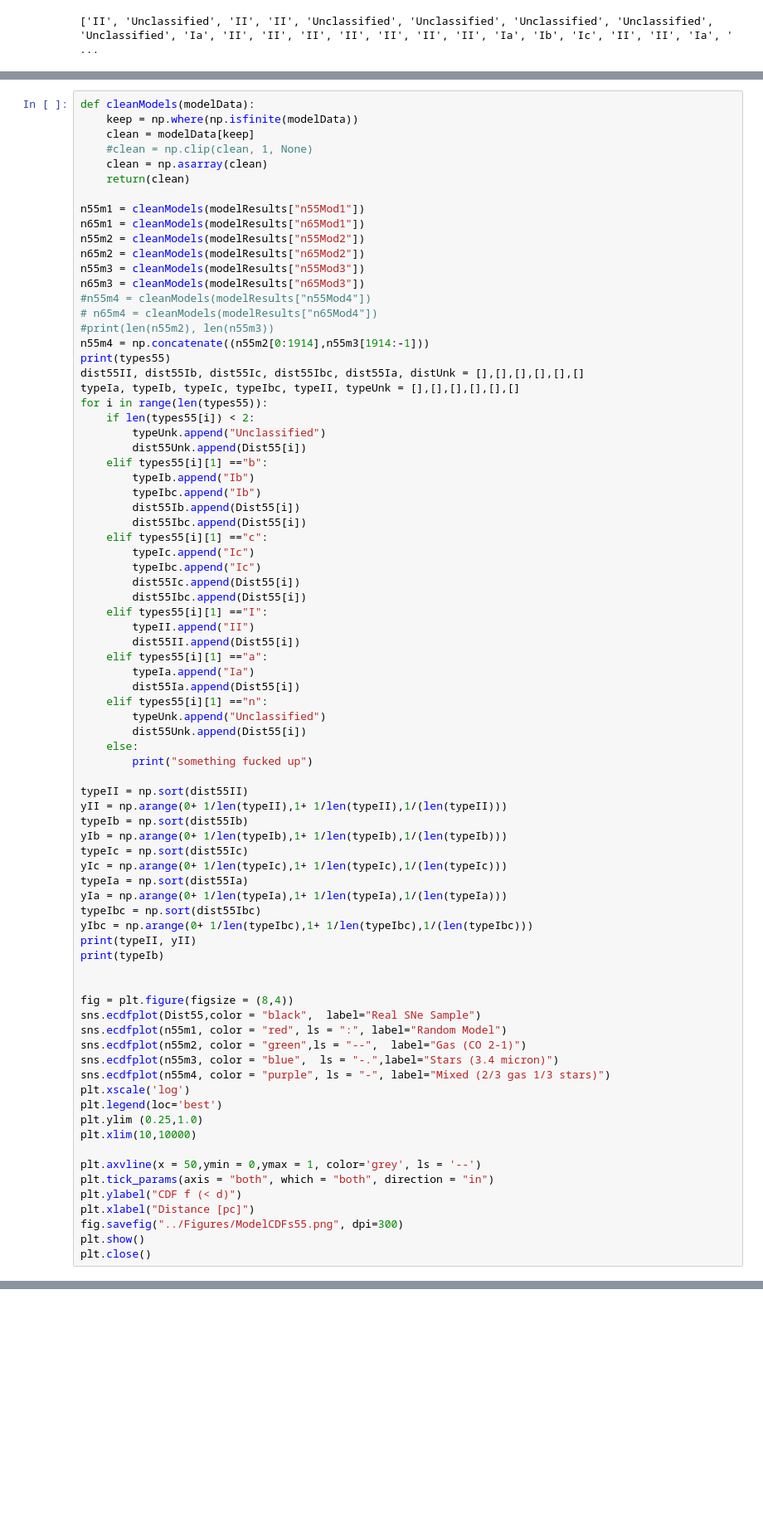
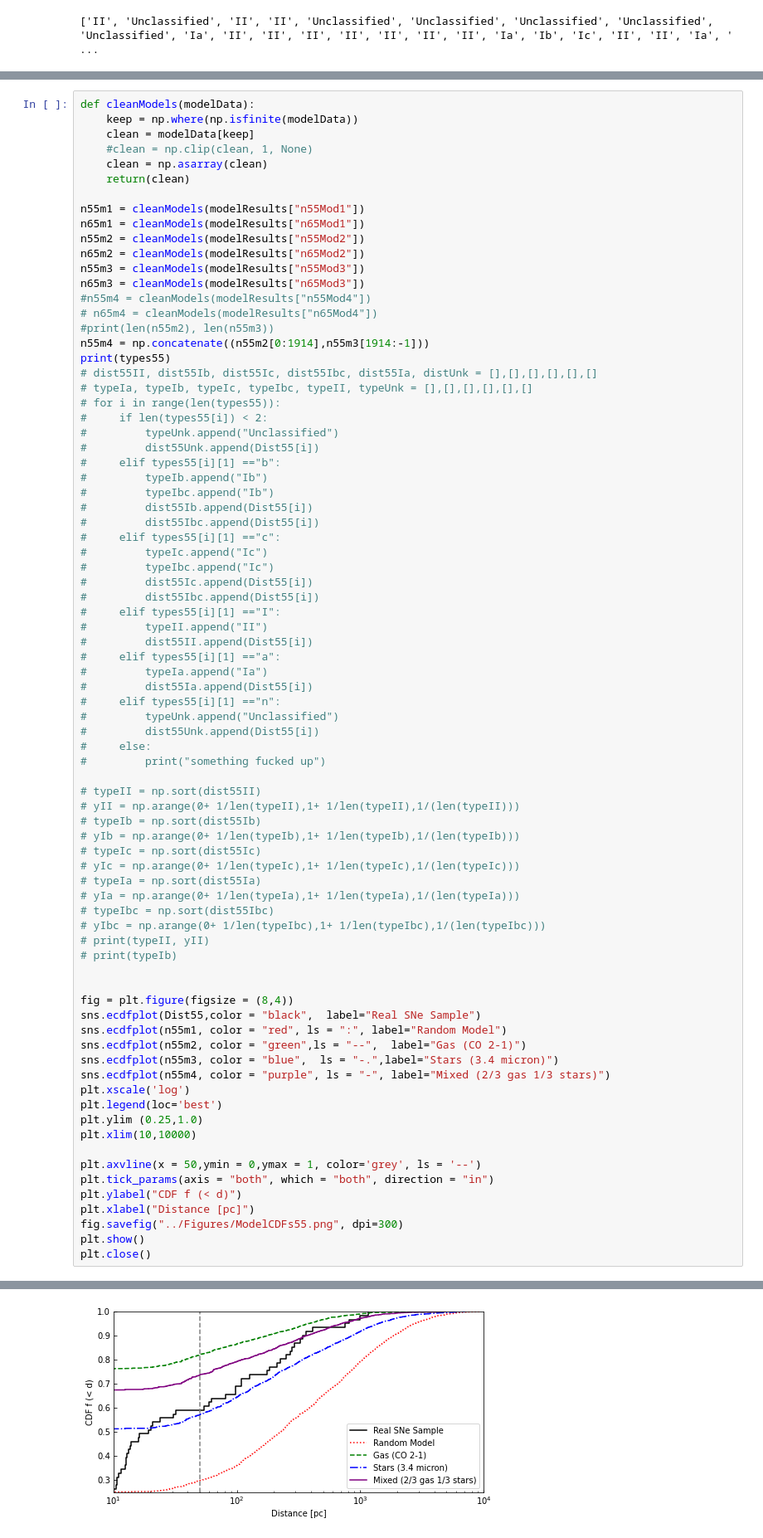
Before and after one commit to NessMayker/SNeCO, a Jupyter notebook: Code/3.4e2MakeNearestHistogramPlots.ipynb, the cells around one changed output, grey strips where cells are left out. Shown at 83% size. Saved outputs shown, nothing was run; the diff lists cells and outputs as text; blank space fills up the shorter version.

Commit message:
updated figure from 3.1

```diff
--- a/Code/3.4e2MakeNearestHistogramPlots.ipynb
+++ b/Code/3.4e2MakeNearestHistogramPlots.ipynb
@@ -158,46 +158,46 @@ n65m3 = cleanModels(modelResults["n65Mod3"])
 #print(len(n55m2), len(n55m3))
 n55m4 = np.concatenate((n55m2[0:1914],n55m3[1914:-1]))
 print(types55)
-dist55II, dist55Ib, dist55Ic, dist55Ibc, dist55Ia, distUnk = [],[],[],[],[],[]
-typeIa, typeIb, typeIc, typeIbc, typeII, typeUnk = [],[],[],[],[],[]
-for i in range(len(types55)):
-    if len(types55[i]) < 2:
-        typeUnk.append("Unclassified")
-        dist55Unk.append(Dist55[i])
-    elif types55[i][1] =="b":
-        typeIb.append("Ib")
-        typeIbc.append("Ib")
-        dist55Ib.append(Dist55[i])
-        dist55Ibc.append(Dist55[i])
-    elif types55[i][1] =="c":
-        typeIc.append("Ic")
-        typeIbc.append("Ic")
-        dist55Ic.append(Dist55[i])
-        dist55Ibc.append(Dist55[i])
-    elif types55[i][1] =="I":
-        typeII.append("II")
-        dist55II.append(Dist55[i])
-    elif types55[i][1] =="a":
-        typeIa.append("Ia")
-        dist55Ia.append(Dist55[i])
-    elif types55[i][1] =="n":
-        typeUnk.append("Unclassified")
-        dist55Unk.append(Dist55[i])
-    else:
-        print("something fucked up")
+# dist55II, dist55Ib, dist55Ic, dist55Ibc, dist55Ia, distUnk = [],[],[],[],[],[]
+# typeIa, typeIb, typeIc, typeIbc, typeII, typeUnk = [],[],[],[],[],[]
+# for i in range(len(types55)):
+#     if len(types55[i]) < 2:
+#         typeUnk.append("Unclassified")
+#         dist55Unk.append(Dist55[i])
+#     elif types55[i][1] =="b":
+#         typeIb.append("Ib")
+#         typeIbc.append("Ib")
+#         dist55Ib.append(Dist55[i])
+#         dist55Ibc.append(Dist55[i])
+#     elif types55[i][1] =="c":
+#         typeIc.append("Ic")
+#         typeIbc.append("Ic")
+#         dist55Ic.append(Dist55[i])
+#         dist55Ibc.append(Dist55[i])
+#     elif types55[i][1] =="I":
+#         typeII.append("II")
+#         dist55II.append(Dist55[i])
+#     elif types55[i][1] =="a":
+#         typeIa.append("Ia")
+#         dist55Ia.append(Dist55[i])
+#     elif types55[i][1] =="n":
+#         typeUnk.append("Unclassified")
+#         dist55Unk.append(Dist55[i])
+#     else:
+#         print("something fucked up")
 
-typeII = np.sort(dist55II)
-yII = np.arange(0+ 1/len(typeII),1+ 1/len(typeII),1/(len(typeII)))
-typeIb = np.sort(dist55Ib)
-yIb = np.arange(0+ 1/len(typeIb),1+ 1/len(typeIb),1/(len(typeIb)))
-typeIc = np.sort(dist55Ic)
-yIc = np.arange(0+ 1/len(typeIc),1+ 1/len(typeIc),1/(len(typeIc)))
-typeIa = np.sort(dist55Ia)
-yIa = np.arange(0+ 1/len(typeIa),1+ 1/len(typeIa),1/(len(typeIa)))
-typeIbc = np.sort(dist55Ibc)
-yIbc = np.arange(0+ 1/len(typeIbc),1+ 1/len(typeIbc),1/(len(typeIbc)))
-print(typeII, yII)
-print(typeIb)
+# typeII = np.sort(dist55II)
+# yII = np.arange(0+ 1/len(typeII),1+ 1/len(typeII),1/(len(typeII)))
+# typeIb = np.sort(dist55Ib)
+# yIb = np.arange(0+ 1/len(typeIb),1+ 1/len(typeIb),1/(len(typeIb)))
+# typeIc = np.sort(dist55Ic)
+# yIc = np.arange(0+ 1/len(typeIc),1+ 1/len(typeIc),1/(len(typeIc)))
+# typeIa = np.sort(dist55Ia)
+# yIa = np.arange(0+ 1/len(typeIa),1+ 1/len(typeIa),1/(len(typeIa)))
+# typeIbc = np.sort(dist55Ibc)
+# yIbc = np.arange(0+ 1/len(typeIbc),1+ 1/len(typeIbc),1/(len(typeIbc)))
+# print(typeII, yII)
+# print(typeIb)
 
 
 fig = plt.figure(figsize = (8,4))
@@ -224,3 +223,4 @@ NameError: name 'dist55Unk' is not defined
+[figure, added]
 # %%
 print(typeIb, yIb)
 
```
Also changed, not shown: parts of 1 cell of this notebook, 2 other files.
